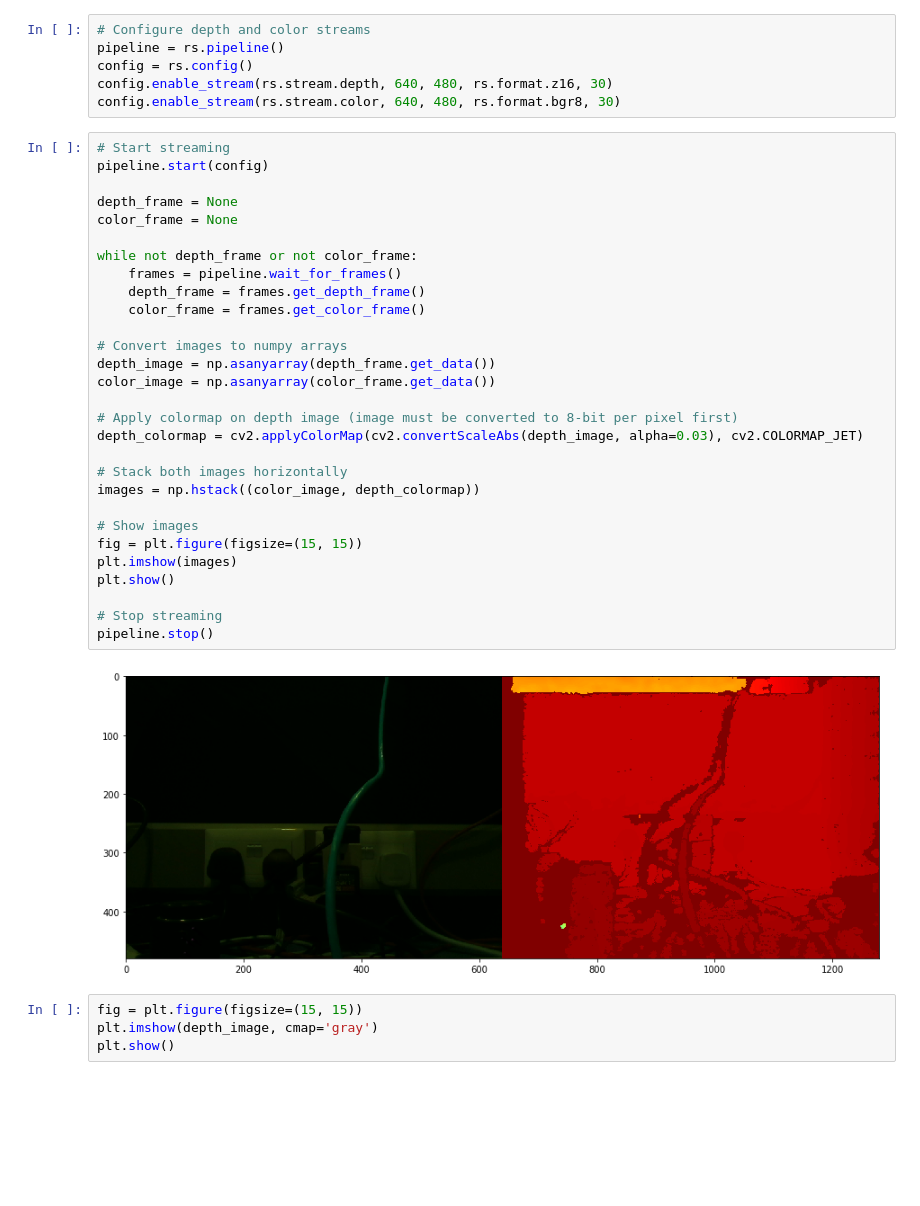
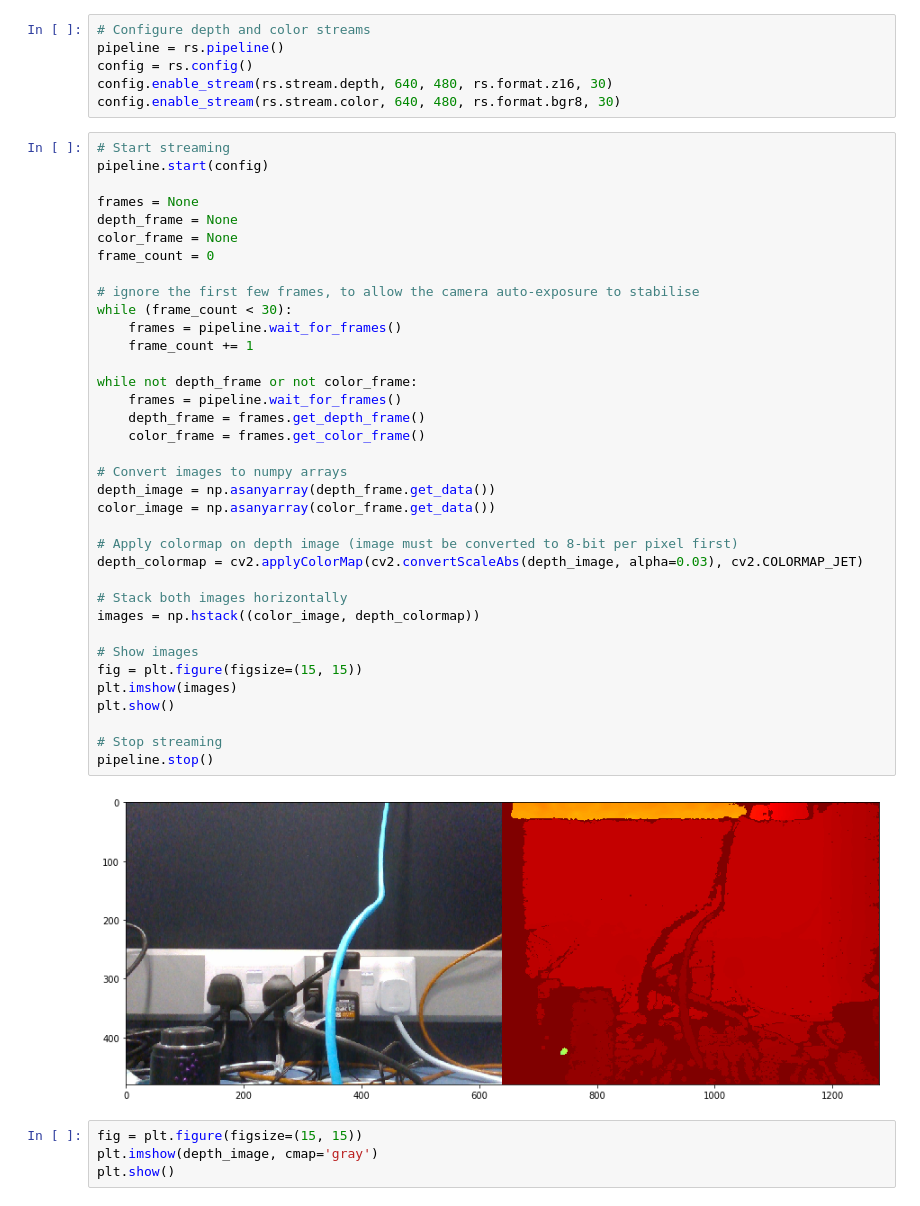
Before and after one commit to ongchinkiat/realsense-d435, a Jupyter notebook: d435.ipynb, the cells around one changed output. Drawn from its saved outputs; the diff is of its cells as text; blank space fills up the shorter version.

Commit message:
d435.ipynb allow camera auto-exposure to stabilise

```diff
--- a/d435.ipynb
+++ b/d435.ipynb
@@ -13,34 +13,41 @@ config.enable_stream(rs.stream.color, 640, 480, rs.format.bgr8, 30)
 # %%
 # Start streaming
 pipeline.start(config)
 
+frames = None
 depth_frame = None
 color_frame = None
+frame_count = 0
+
+# ignore the first few frames, to allow the camera auto-exposure to stabilise
+while (frame_count < 30):
+    frames = pipeline.wait_for_frames()
+    frame_count += 1
 
 while not depth_frame or not color_frame:
     frames = pipeline.wait_for_frames()
     depth_frame = frames.get_depth_frame()
     color_frame = frames.get_color_frame()
 
 # Convert images to numpy arrays
 depth_image = np.asanyarray(depth_frame.get_data())
 color_image = np.asanyarray(color_frame.get_data())
 
 # Apply colormap on depth image (image must be converted to 8-bit per pixel first)
 depth_colormap = cv2.applyColorMap(cv2.convertScaleAbs(depth_image, alpha=0.03), cv2.COLORMAP_JET)
 
 # Stack both images horizontally
 images = np.hstack((color_image, depth_colormap))
 
 # Show images
 fig = plt.figure(figsize=(15, 15))
 plt.imshow(images)
 plt.show()
 
 # Stop streaming
 pipeline.stop()
 # %% [output]
-[figure, old version]
+[figure, new version]
 # %%
 fig = plt.figure(figsize=(15, 15))
 plt.imshow(depth_image, cmap='gray')
```
